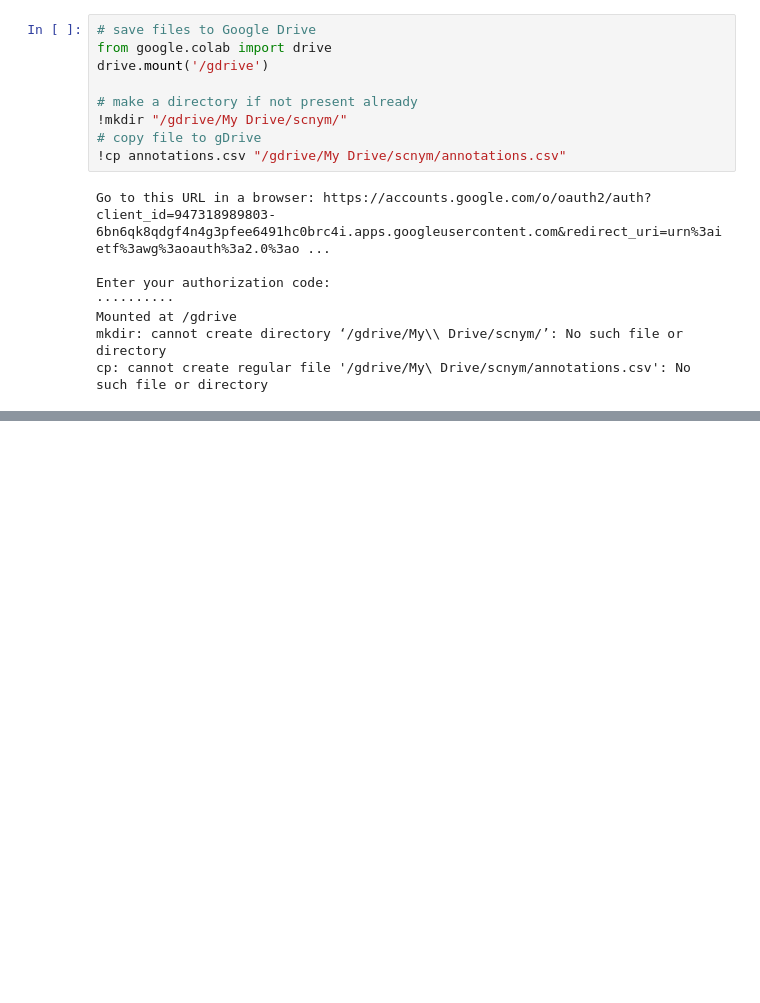
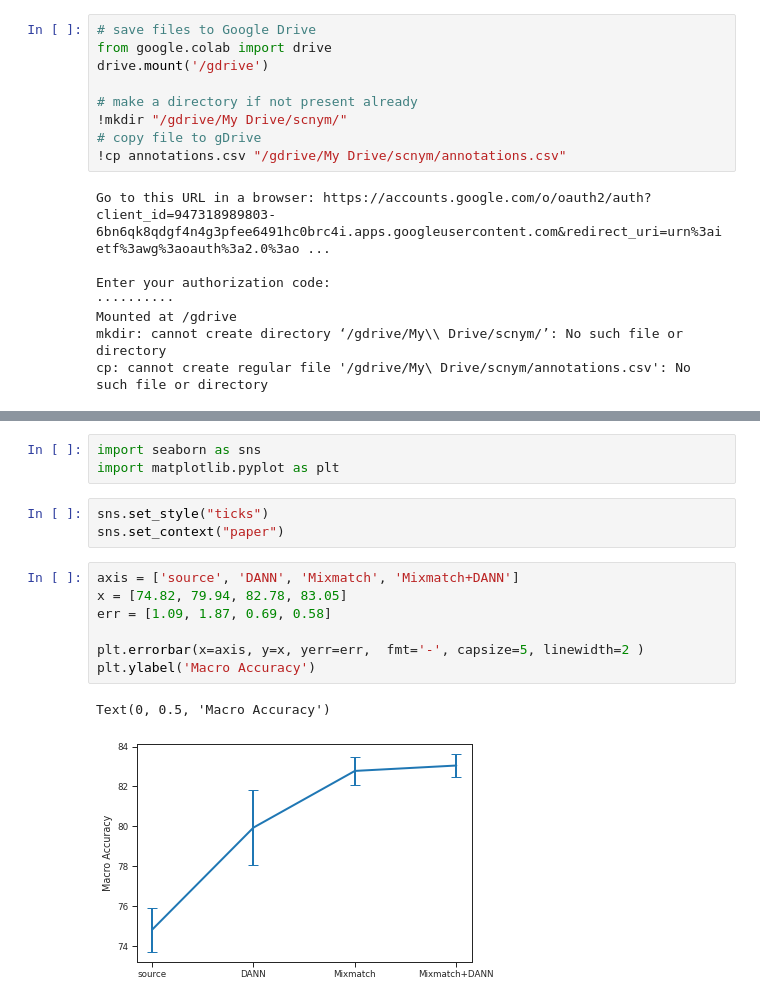
Before and after one commit to yhr91/CS329D, a Jupyter notebook: scnym_atlas_transfer.ipynb, the cells around one changed output, grey strips where cells are left out. Cells and saved outputs as stored; diff of their text form; blank space fills up the shorter version.

```diff
--- a/scnym_atlas_transfer.ipynb
+++ b/scnym_atlas_transfer.ipynb
@@ -444,0 +757,16 @@ cp: cannot create regular file '/gdrive/My\ Drive/scnym/annotations.csv': No suc
+# %%
+import seaborn as sns
+import matplotlib.pyplot as plt
+# %%
+sns.set_style("ticks")
+sns.set_context("paper")
+# %%
+axis = ['source', 'DANN', 'Mixmatch', 'Mixmatch+DANN']
+x = [74.82, 79.94, 82.78, 83.05]
+err = [1.09, 1.87, 0.69, 0.58]
+
+plt.errorbar(x=axis, y=x, yerr=err,  fmt='-', capsize=5, linewidth=2 )
+plt.ylabel('Macro Accuracy')
+# %% [output]
+Text(0, 0.5, 'Macro Accuracy')
+[figure, added]
```
Also changed, not shown: parts of 44 cells of this notebook, 3 other files.
